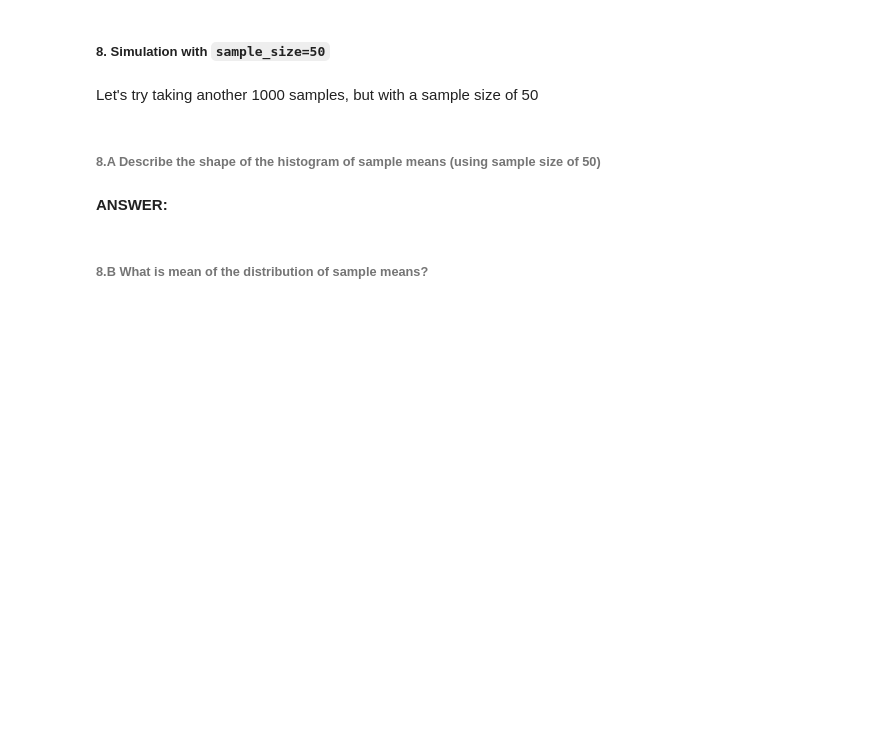
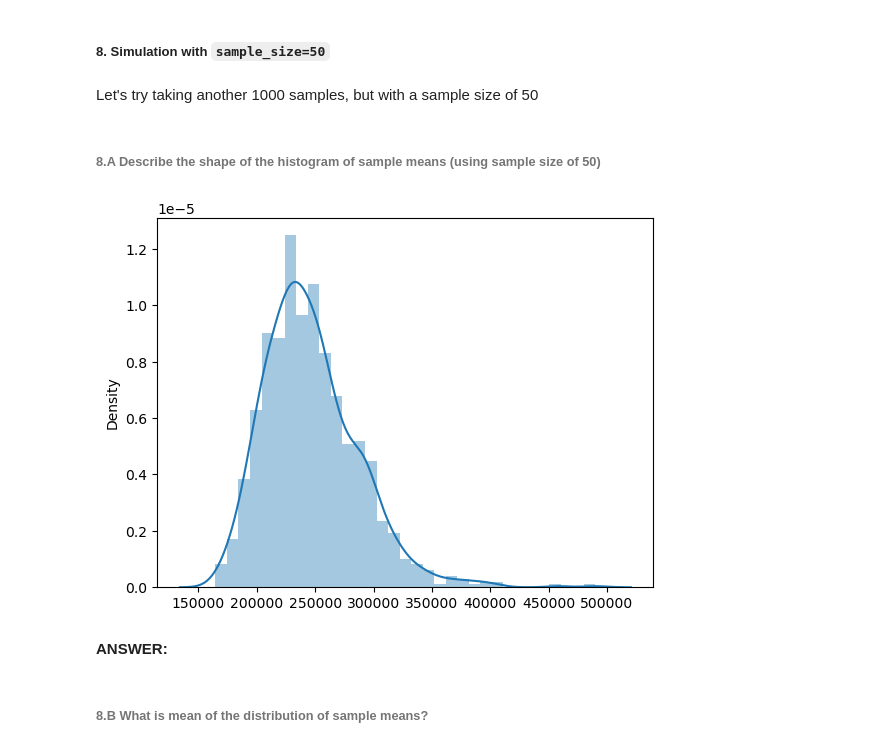
Before and after one commit to nhityv/IOD-testing, a Jupyter notebook: Module2/Labs2/IOD_Lab 2.1.3.ipynb, the cells around one changed output. Saved outputs shown, nothing was run; the diff lists cells and outputs as text; code cells hidden in the pictures; blank space fills up the shorter version.

```diff
--- a/Module2/Labs2/IOD_Lab 2.1.3.ipynb
+++ b/Module2/Labs2/IOD_Lab 2.1.3.ipynb
@@ -90,5 +156,12 @@ Let's try taking another 1000 samples, but with a sample size of 50
+# %%
+# ANSWER
+sample_size_50=total_household_income_sample_means(df,50,1000)
 # %% [markdown]
 ###### 8.A Describe the shape of the histogram of sample means (using sample size of 50)
+# %%
+sample_means_plot(sample_size_50)
+# %% [output]
+[figure, added]
 # %% [markdown]
 **ANSWER:**
 # %% [markdown]
```
Also changed, not shown: parts of 20 cells of this notebook, 6 other files.
